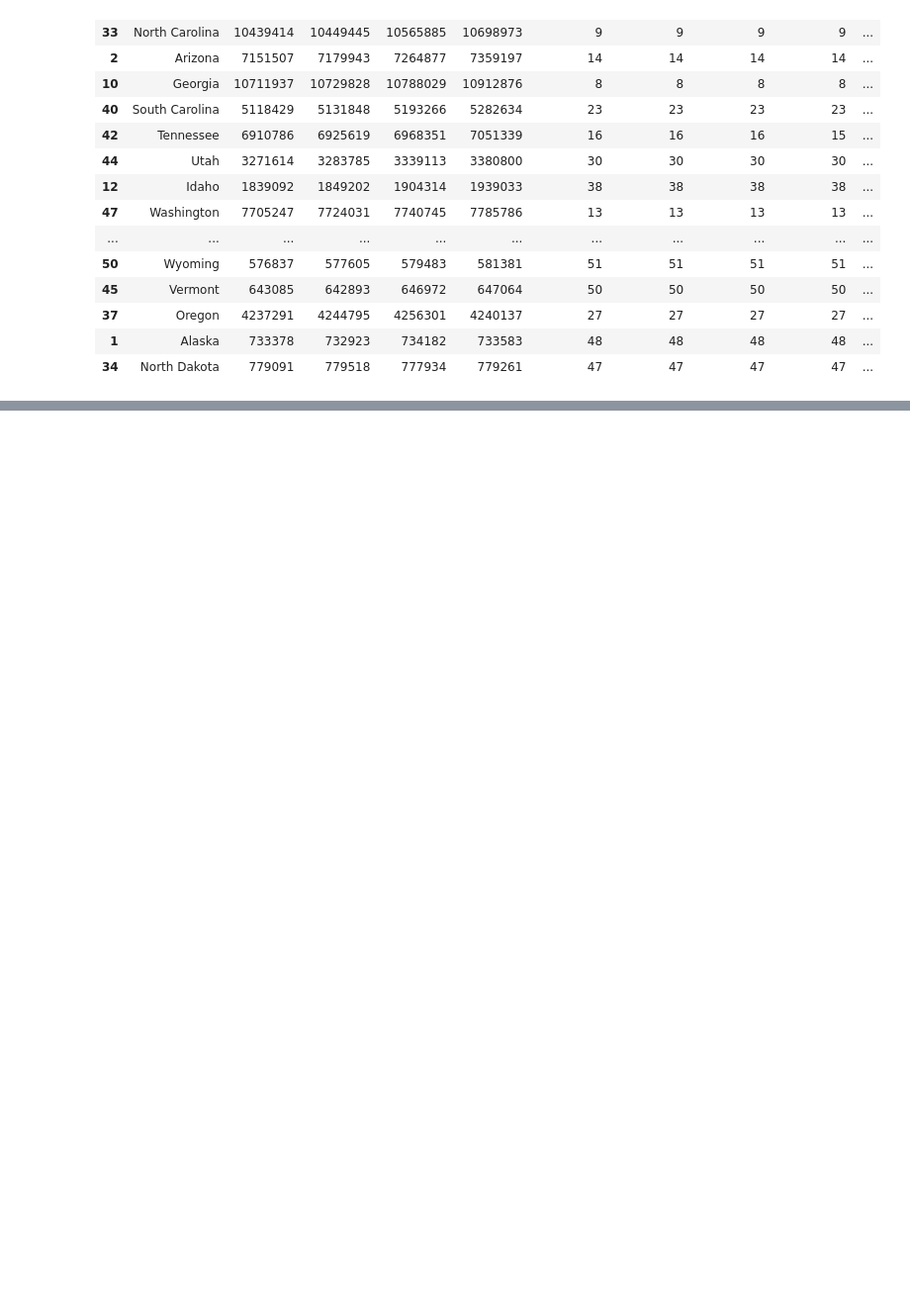
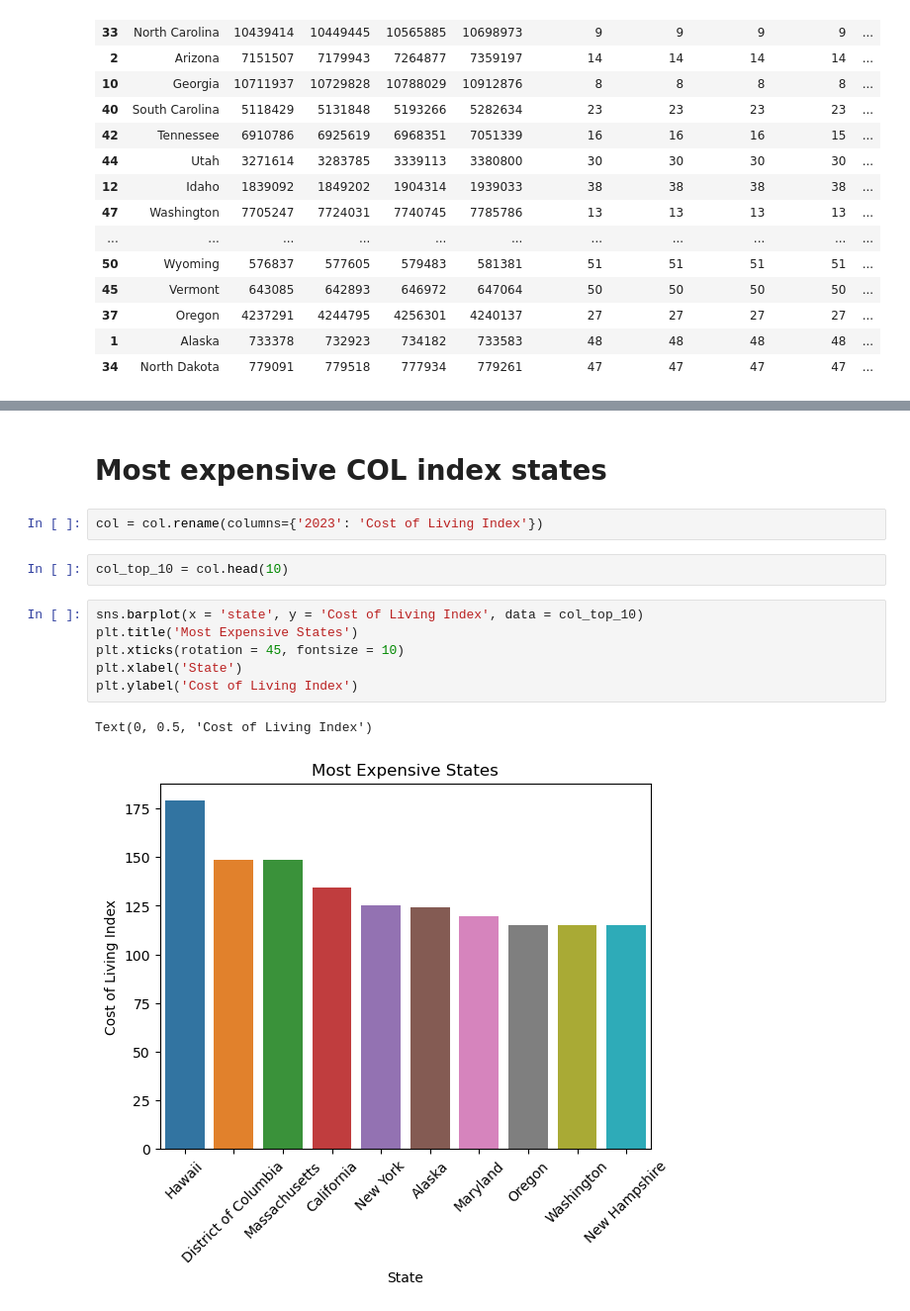
Before and after one commit to CameronMatlock/DA9_capstone_cmatlock, a Jupyter notebook: notebook/cmatlock_capstone.ipynb, the cells around one changed output, grey strips where cells are left out. Shown at 99% size. Drawn from its saved outputs; the diff is of its cells as text; blank space fills up the shorter version.

```diff
--- a/notebook/cmatlock_capstone.ipynb
+++ b/notebook/cmatlock_capstone.ipynb
@@ -378,0 +402,15 @@ ValueError: x must be a label or position
+# %% [markdown]
+# Most expensive COL index states
+# %%
+col = col.rename(columns={'2023': 'Cost of Living Index'})
+# %%
+col_top_10 = col.head(10)
+# %%
+sns.barplot(x = 'state', y = 'Cost of Living Index', data = col_top_10)
+plt.title('Most Expensive States')
+plt.xticks(rotation = 45, fontsize = 10)
+plt.xlabel('State')
+plt.ylabel('Cost of Living Index')
+# %% [output]
+Text(0, 0.5, 'Cost of Living Index')
+[figure, added]
```
Also changed, not shown: parts of 24 cells of this notebook, 1 other file.
